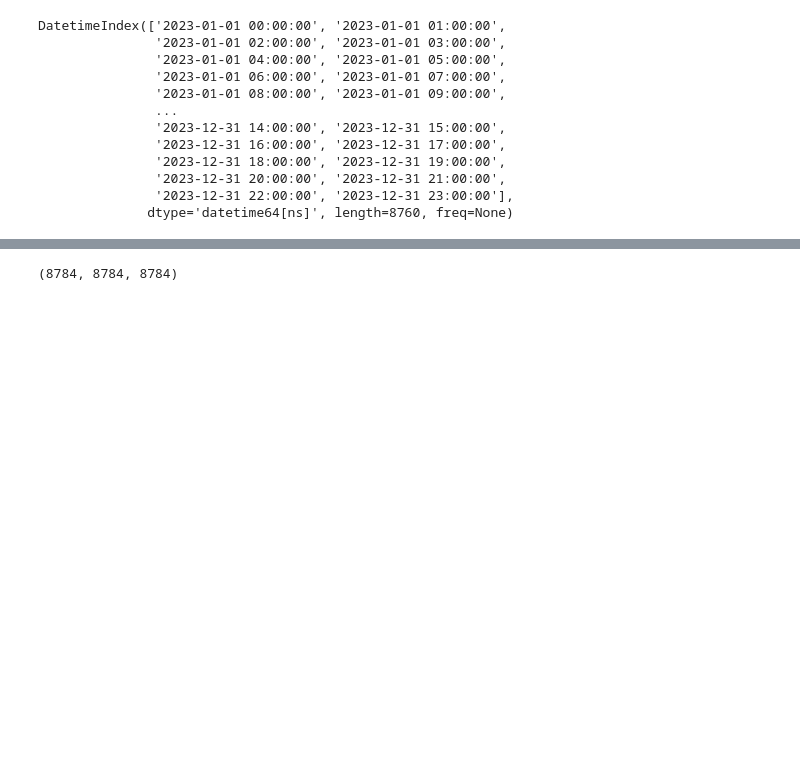
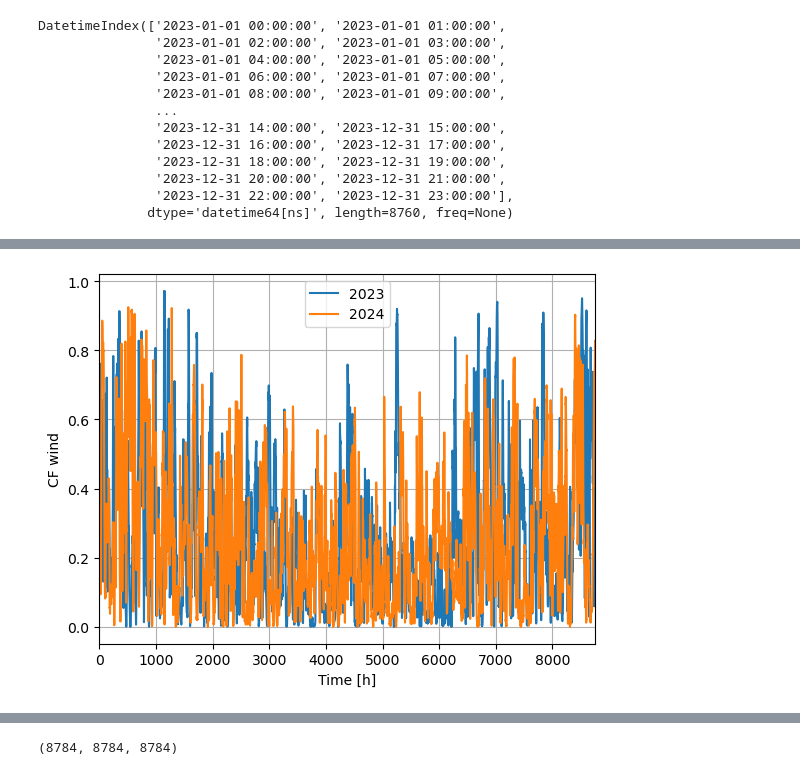
Before and after one commit to pulio12/Msc_Thesis_Greenlab_Skive, a Jupyter notebook: Test_File4.ipynb, the cells around one changed output, grey strips where cells are left out. Saved outputs shown, nothing was run; the diff lists cells and outputs as text; code cells hidden in the pictures; blank space fills up the shorter version.

```diff
--- a/Test_File4.ipynb
+++ b/Test_File4.ipynb
@@ -373,0 +401,11 @@ DatetimeIndex(['2023-01-01 00:00:00', '2023-01-01 01:00:00',
+# %%
+plt.plot(CF_w23.values)
+plt.plot(CF_w24.values)
+plt.xlabel("Time [h]")
+plt.ylabel("CF wind")
+plt.legend(["2023","2024"])
+plt.xlim(0,8760)
+plt.grid()
+plt.show()
+# %% [output]
+[figure, added]
```
Also changed, not shown: parts of 7 cells of this notebook, 1 other file.
